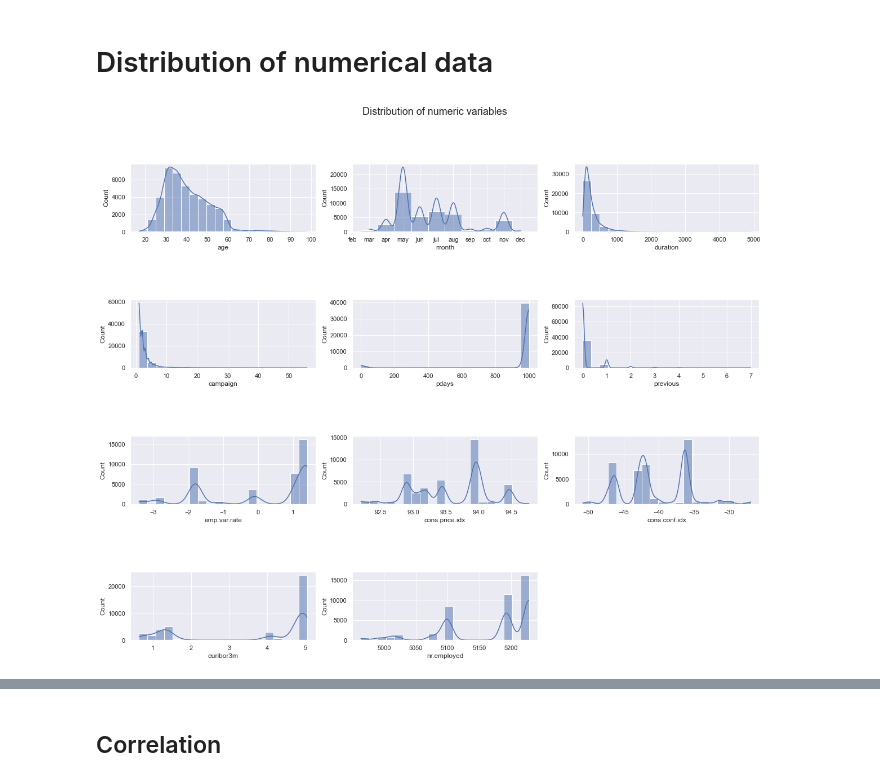
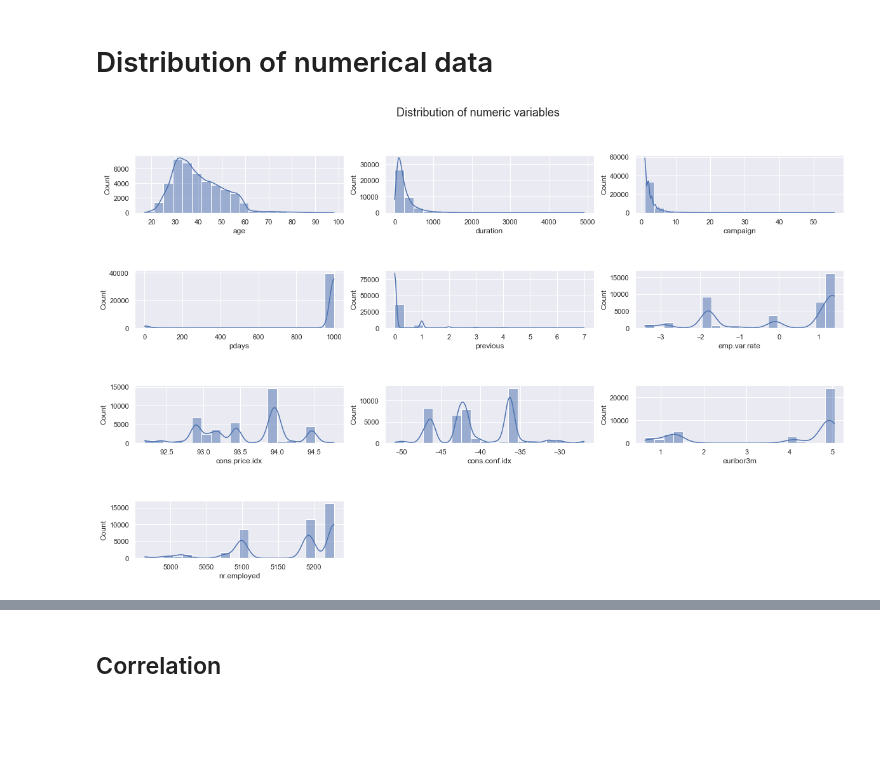
Before and after one commit to gitkym/uvs_bank_marketing_project, a Jupyter notebook: EDA.ipynb, the cells around one changed output, grey strips where cells are left out. Cells and saved outputs as stored; diff of their text form; code cells hidden in the pictures; blank space fills up the shorter version.

```diff
--- a/EDA.ipynb
+++ b/EDA.ipynb
@@ -27,6 +28,7 @@ df_info.columns = ['column','dtype','NA_count', 'unique_count']
 print(f'check for duplicates --> {df.duplicated().sum()}')
 # drop duplicates, 12 rows
 df = df.drop_duplicates()
+df_copy = df.copy()
 df_info
 # %% [output]
 check for duplicates --> 12
@@ -260,0 +399,11 @@ for i, row in counts.iterrows():
+# %%
+sns.set_style("darkgrid")
+plt.subplots(figsize=(16, 12))
+plt.subplots_adjust(hspace=0.5)
+plt.suptitle("Histograms of Financial Indicators", fontsize=18, y=0.95)
+
+for i, col in enumerate(numeric_cols):
+    ax = plt.subplot(3, 2, i+1)
+    sns.histplot(data=df, x=col, hue = 'y', bins=20, kde=True, ax=ax)
+
+plt.show()
@@ -260,0 +414,12 @@ for i, row in counts.iterrows():
+# %%
+columns_to_examine = ['campaign', 'previous', 'pdays', 'contact']
+sns.set_style("darkgrid")
+plt.subplots(figsize=(20, 4))
+plt.subplots_adjust(hspace=1)
+plt.suptitle("Distribution of client contact variables", fontsize=18, y=1.05)
+
+for i, col in enumerate(columns_to_examine):
+    ax = plt.subplot(1, 4, i+1)
+    sns.histplot(data=df, x=col, hue='y', bins=20, kde=False, ax=ax, multiple='stack')
+
+plt.show()
@@ -260,0 +431,15 @@ for i, row in counts.iterrows():
+# %%
+columns_to_examine = ['campaign', 'previous', 'pdays', 'contact']
+sns.set_style("darkgrid")
+plt.subplots(figsize=(20, 5))
+plt.subplots_adjust(hspace=1)
+plt.suptitle("Distribution of campaign, previous, and pdays variables", fontsize=18, y=1.05)
+
+for i, col in enumerate(columns_to_examine):
+    ax = plt.subplot(1, 4, i+1)
+    sns.countplot(data=df, x=col, hue='y', ax=ax)
+
+    # Rotate x-axis labels for better visibility
+    ax.set_xticklabels(ax.get_xticklabels(), rotation=90)
+
+plt.show()
@@ -365,17 +551,18 @@ unknowns --> ['job', 'marital', 'education', 'default', 'housing', 'loan']
 # %%
 '''distribution of numeric variables'''
 sns.set_style("darkgrid")
-plt.subplots(figsize = (20,20))
+plt.subplots(figsize = (20,15))
 plt.subplots_adjust(hspace=1)
 plt.suptitle("Distribution of numeric variables", fontsize=18, y=0.95)
+df = df_copy.copy()
 df_num = df.select_dtypes(exclude='object')
 for i,col in enumerate(df_num.columns):
     ax = plt.subplot(5,3,i+1)
     sns.histplot(data=df_num, x=col, bins=20, kde=True, ax=ax)
     # plt.show()
 plt.show()
 # %% [output]
-[figure, old version]
+[figure, new version]
 # %%
 '''plot distribution of numeric variables and response'''
 for c in df_num.columns:
```
Also changed, not shown: parts of 25 cells of this notebook, 3 other files.
